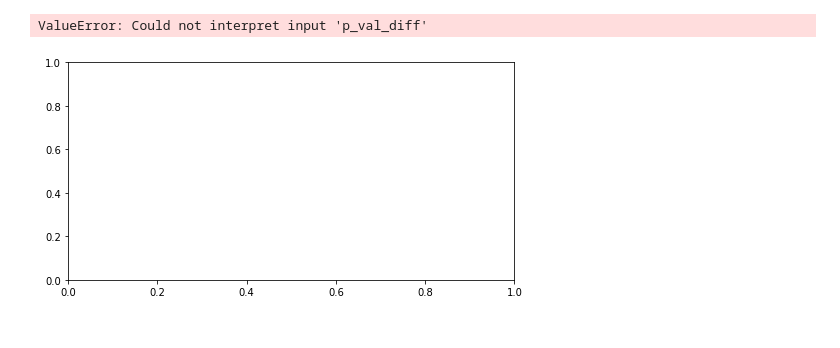
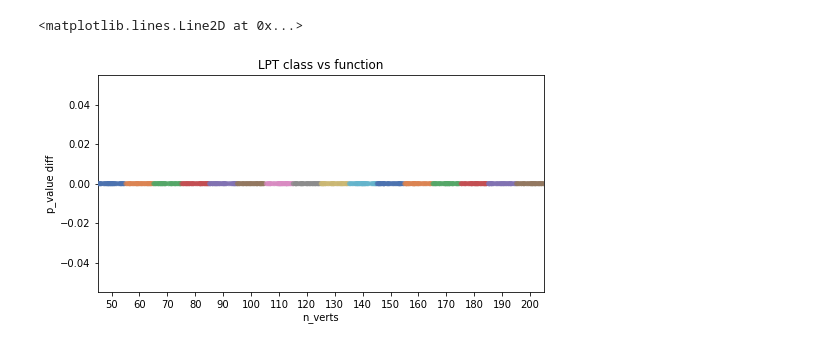
Before and after one commit to kareef928/graspologic-personal, a Jupyter notebook: notebooks/lpt_function_class.ipynb, the cells around one changed output. Drawn from its saved outputs; the diff is of its cells as text; code cells hidden in the pictures.

```diff
--- a/notebooks/lpt_function_class.ipynb
+++ b/notebooks/lpt_function_class.ipynb
@@ -19,6 +19,8 @@ P = np.array([[0.9, 0.11, 0.13, 0.2],
               [0, 0, 0, 0.85]])
 
 P = symmetrize(P)
+n_verts = []
 p_vals_function = []
 p_vals_class = []
+p_vals_diff = []
 # %%
@@ -69,14 +72,15 @@ Index: []]
 # %%
-p_val_diff_df = pd.concat(dfs, axis=0)
 fig, ax = plt.subplots(1, 1, figsize=(8, 4))
-sns.stripplot(data=p_val_diff_df,
+sns.stripplot(data=df_diff,
     x="n_verts",
-    y="p_val_diff",
-    ax=ax,
-    alpha=0.5,
-    jitter=0.45,
+    y="p_value diff",
+    jitter = 0.5,
+    alpha = 0.5,
+    size=5,
     palette="deep",
 )
+plt.title("LPT class vs function")
+ax.axhline(0, color="grey", linestyle="--", alpha=1)
 # %% [output]
-ValueError: Could not interpret input 'p_val_diff'
+<matplotlib.lines.Line2D at 0x...>
-[figure, old version]
+[figure, new version]
```
Also changed, not shown: parts of 2 cells of this notebook, 4 other files.
